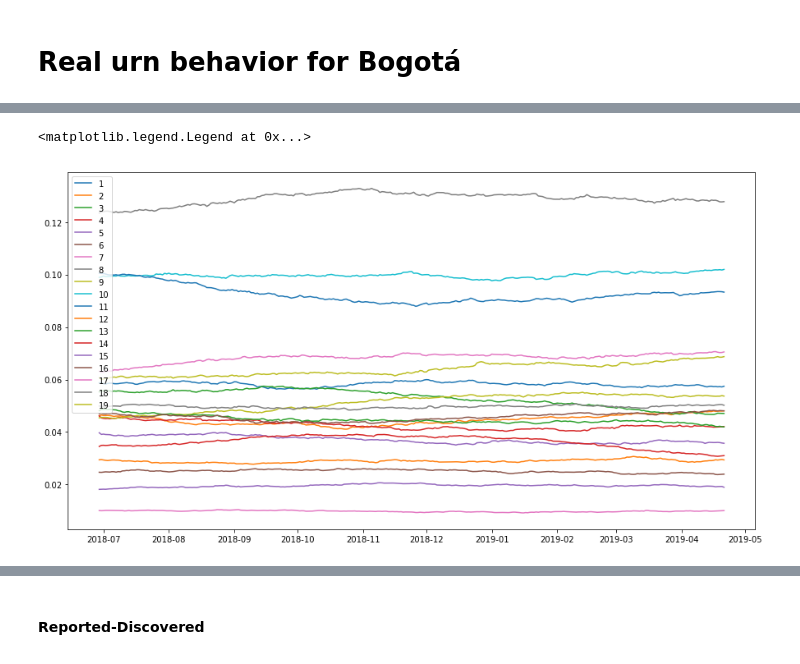
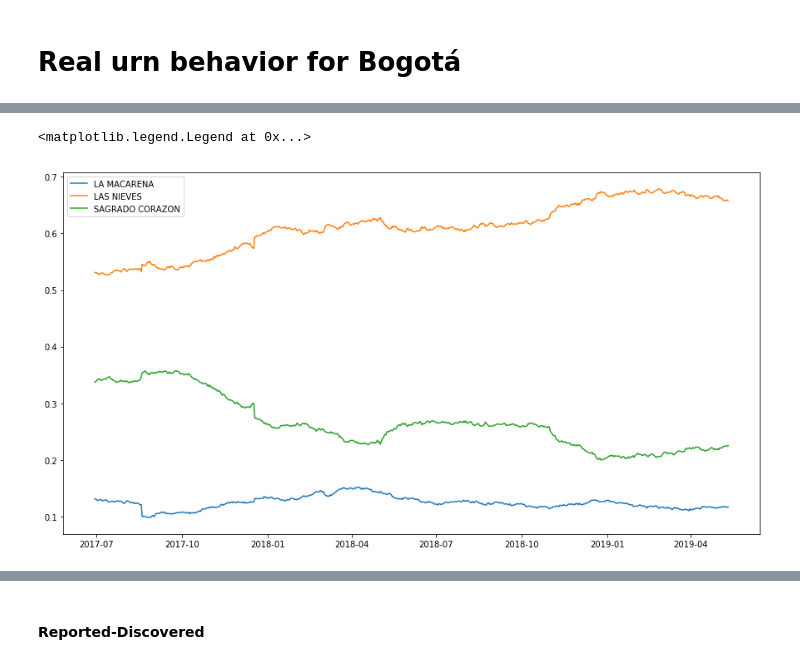
Before and after one commit to JuanMoreno11/Replication_feedback, a Jupyter notebook: App_Bogota.ipynb, the cells around one changed output, grey strips where cells are left out. Saved outputs shown, nothing was run; the diff lists cells and outputs as text; code cells hidden in the pictures.

```diff
--- a/App_Bogota.ipynb
+++ b/App_Bogota.ipynb
@@ -10,9 +10,8 @@ import random
 # %% [markdown]
 # Application of bias correction in crime prediction models to Bogotá
 # %%
-data=pd.read_csv('C:/Users/jsmor/Dropbox (Quantil)/Crimen/AddressBias/sesgos_data.csv')
+data=pd.read_csv('C:/Users/jsmor/Dropbox (Quantil)/Crimen/AddressBias/mohler_santafe.csv')
 data.drop(columns=['Unnamed: 0'], inplace=True)
-data.Fecha=pd.to_datetime(data.Fecha)
-data=data.loc[data.Localidad!=99,:]
-data.columns=['Neighborhood', 'Date', 'tot_crimes', 'reports', 'homicides']
-data['discovered']=data['tot_crimes']-data['reports']
+data.FECHA_HECHO=pd.to_datetime(data.FECHA_HECHO)
+#data=data.loc[data.Localidad!=99,:]
+data.columns=['Date', 'hour', 'long', 'lat', 'weekday', 'localidad', 'Neighborhood','knowledge', 'type', 'homicides', 'reports']
@@ -29,0 +27,5 @@ data.head()
+# %%
+data=data.groupby(['Date', 'Neighborhood'])['reports'].agg(['count', 'sum'])
+data.reset_index(inplace=True)
+data.columns=['Date', 'Neighborhood', 'tot_crimes', 'reports']
+data['discovered']=data['tot_crimes']-data['reports']
@@ -92,5 +78,5 @@ plt.plot(data.loc[data.Neighborhood==1].Date,data.loc[data.Neighborhood==1].tot_
 # %%
 data_reshape=data.pivot(index='Neighborhood', columns='Date', values='tot_crimes')
-data_reshape=data_reshape.iloc[:-1,:]
 data_reshape.fillna(0, inplace=True)
+data_reshape.head()
 #data_reshape=data_reshape.rolling(180,axis=1).sum()
@@ -99,10 +101,10 @@ urns=(data_reshape.rolling(180,axis=1).sum()/data_reshape.rolling(180,axis=1).su
 # %%
 plt.figure(figsize=(15,8))
-for i in range(1,20):
-    plt.plot(urns.loc[i,end_date:].index, urns.loc[i,end_date:])
+for i in range(3):
+    plt.plot(urns.iloc[i,179:].index, urns.iloc[i,179:])
 plt.legend()
 # %% [output]
 <matplotlib.legend.Legend at 0x...>
-[figure, old version]
+[figure, new version]
 # %%
 data_reshape=data.pivot(index='Neighborhood', columns='Date', values='discovered')
```
Also changed, not shown: parts of 37 cells of this notebook, 4 other files.
